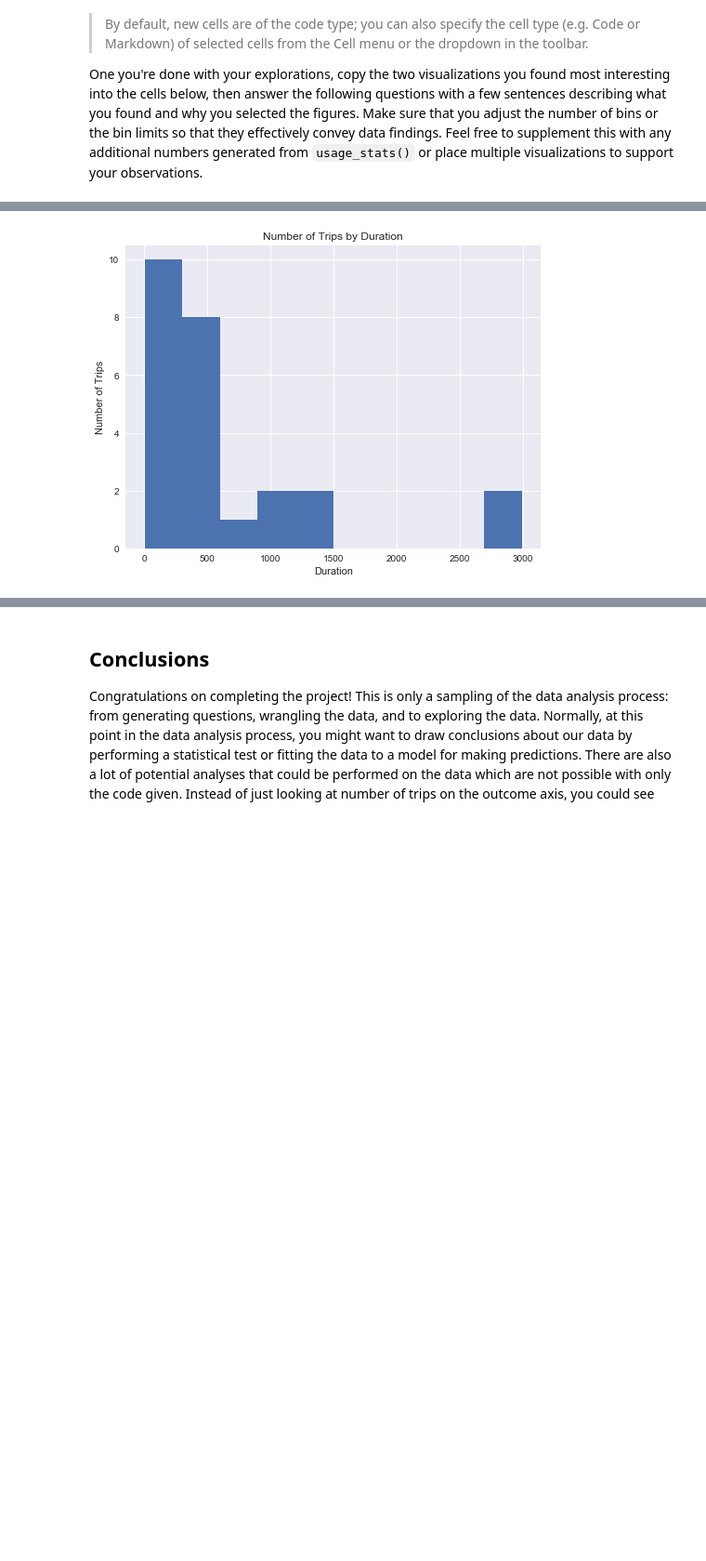
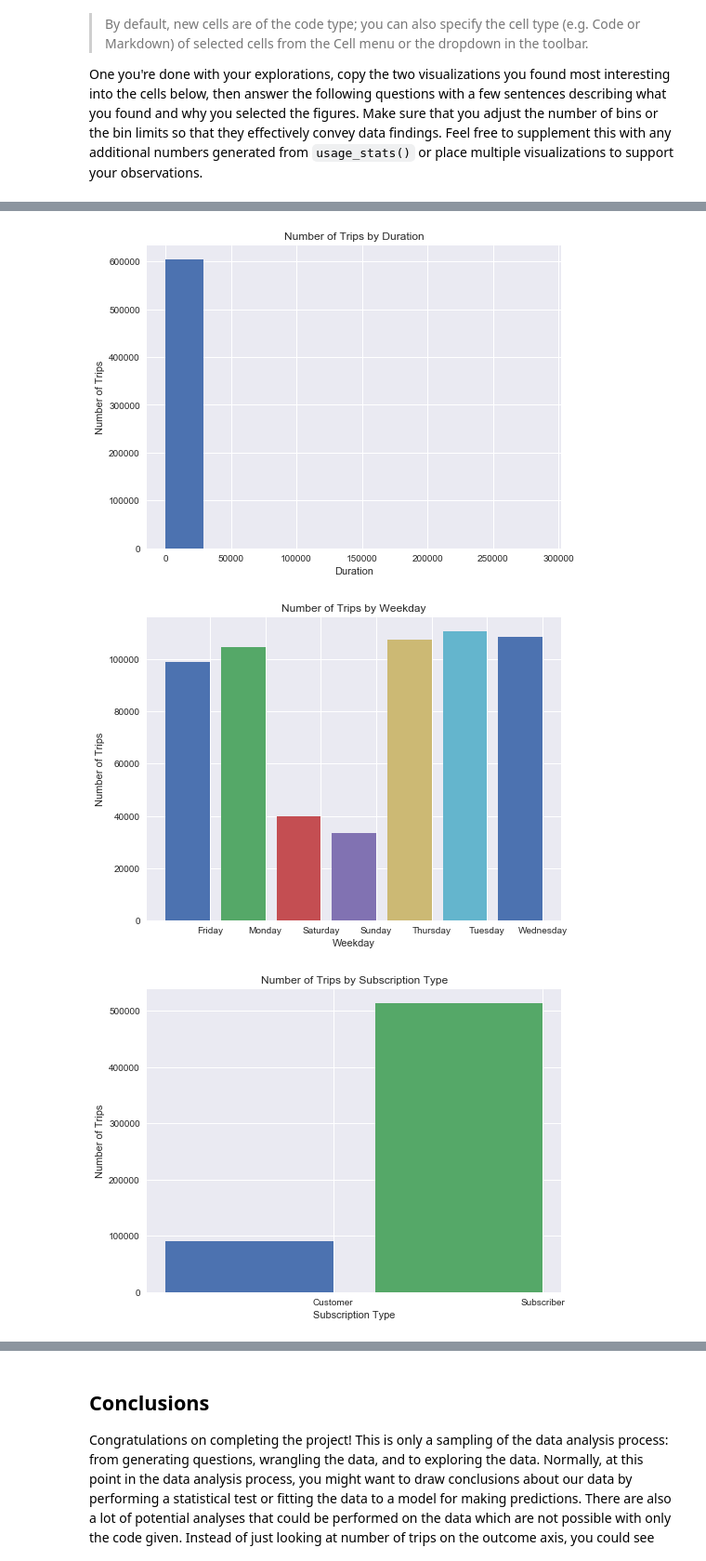
Before and after one commit to StabbyMcDuck/data_analyst, a Jupyter notebook: dandp0-bikeshareanalysis/Bay_Area_Bike_Share_Analysis.ipynb, the cells around one changed output, grey strips where cells are left out. Shown at 93% size. Drawn from its saved outputs; the diff is of its cells as text; code cells hidden in the pictures; blank space fills up the shorter version.

```diff
--- a/dandp0-bikeshareanalysis/Bay_Area_Bike_Share_Analysis.ipynb
+++ b/dandp0-bikeshareanalysis/Bay_Area_Bike_Share_Analysis.ipynb
@@ -320,5 +319,9 @@ array([ 201.46666667,  329.98333333,  688.53333333])
 # %%
 # Final Plot 2
-usage_plot(trip_data, "duration", ['start_city != San Francisco', 'end_city == San Francisco'])
+usage_plot(trip_data, "duration", ['start_city == San Francisco', 'end_city == San Francisco'])
+usage_plot(trip_data, 'weekday', ['start_city == San Francisco', 'end_city == San Francisco'])
+usage_plot(trip_data, 'subscription_type', ['start_city == San Francisco', 'end_city == San Francisco'])
 # %% [output]
-[figure, old version]
+[figure, new version]
+[figure, added]
+[figure, added]
```
Also changed, not shown: parts of 5 cells of this notebook.
